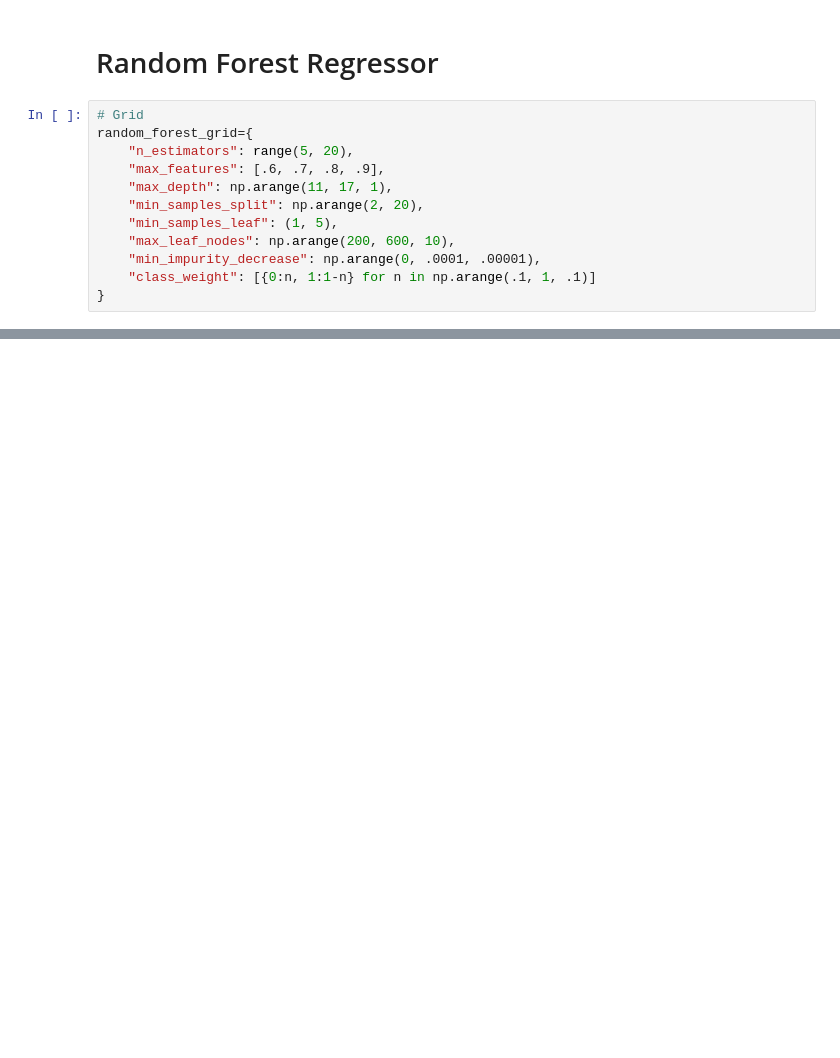
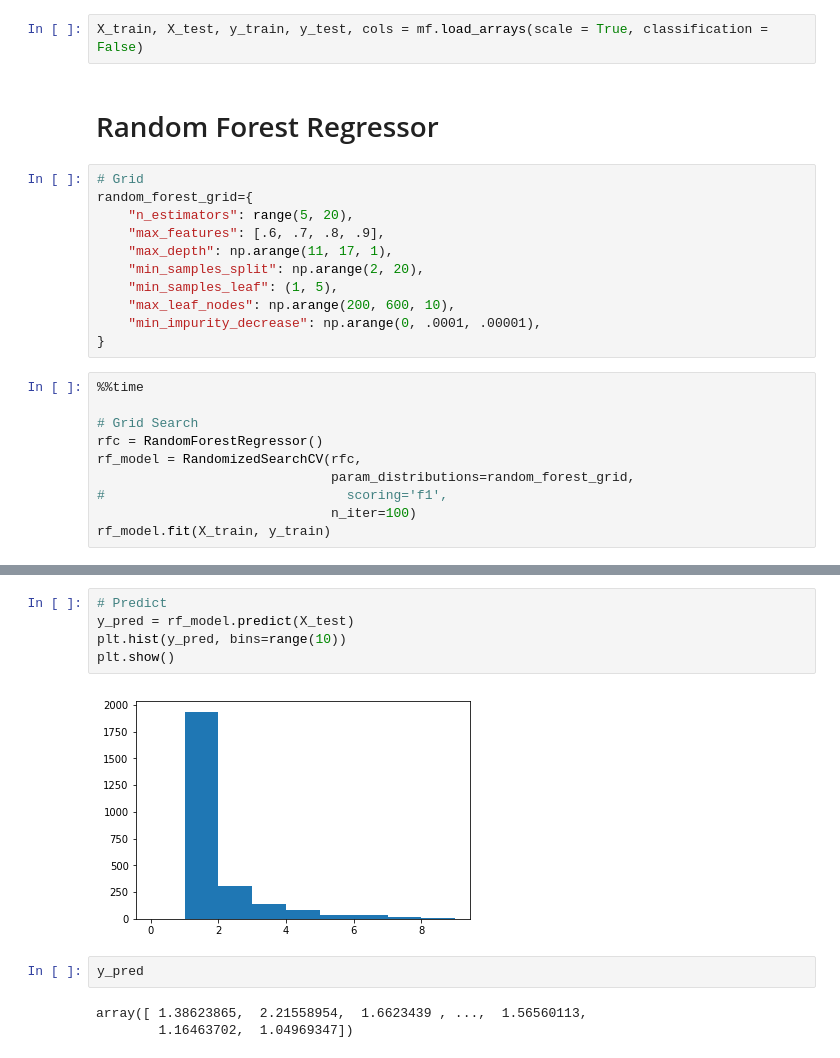
Before and after one commit to rczyrnik/Find-A-Flatmate, a Jupyter notebook: regressor_ensemble.ipynb, the cells around one changed output, grey strips where cells are left out. Saved outputs shown, nothing was run; the diff lists cells and outputs as text; blank space fills up the shorter version.

```diff
--- a/regressor_ensemble.ipynb
+++ b/regressor_ensemble.ipynb
@@ -37,3 +28,5 @@ cols = np.load(data_file_path+'cols.npy')
+# %%
+X_train, X_test, y_train, y_test, cols = mf.load_arrays(scale = True, classification = False)
 # %% [markdown]
 # Random Forest Regressor
 # %%
@@ -46,5 +39,14 @@ random_forest_grid={
     "min_samples_leaf": (1, 5),
     "max_leaf_nodes": np.arange(200, 600, 10),
     "min_impurity_decrease": np.arange(0, .0001, .00001),
-    "class_weight": [{0:n, 1:1-n} for n in np.arange(.1, 1, .1)]
 }
+# %%
+%%time
+
+# Grid Search
+rfc = RandomForestRegressor()
+rf_model = RandomizedSearchCV(rfc,
+                              param_distributions=random_forest_grid,
+#                               scoring='f1',
+                              n_iter=100)
+rf_model.fit(X_train, y_train)
@@ -50,0 +56,12 @@ random_forest_grid={
+# %%
+# Predict
+y_pred = rf_model.predict(X_test)
+plt.hist(y_pred, bins=range(10))
+plt.show()
+# %% [output]
+[figure, added]
+# %%
+y_pred
+# %% [output]
+array([ 1.38623865,  2.21558954,  1.6623439 , ...,  1.56560113,
+        1.16463702,  1.04969347])
```
Also changed, not shown: parts of 5 cells of this notebook, 11 other files.
